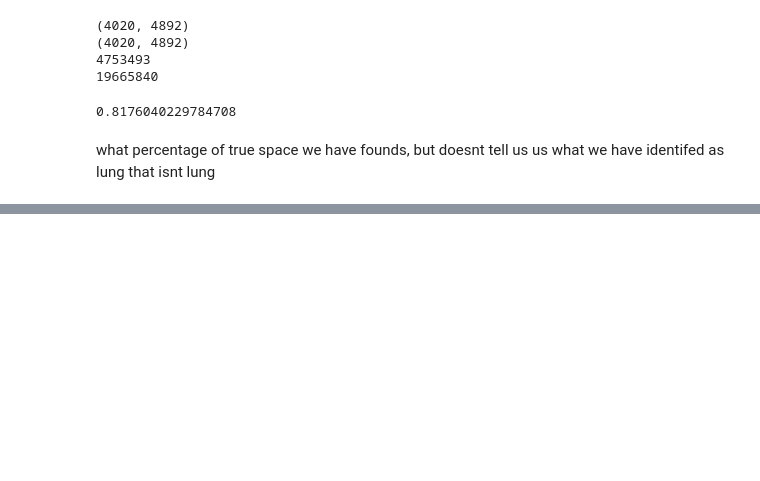
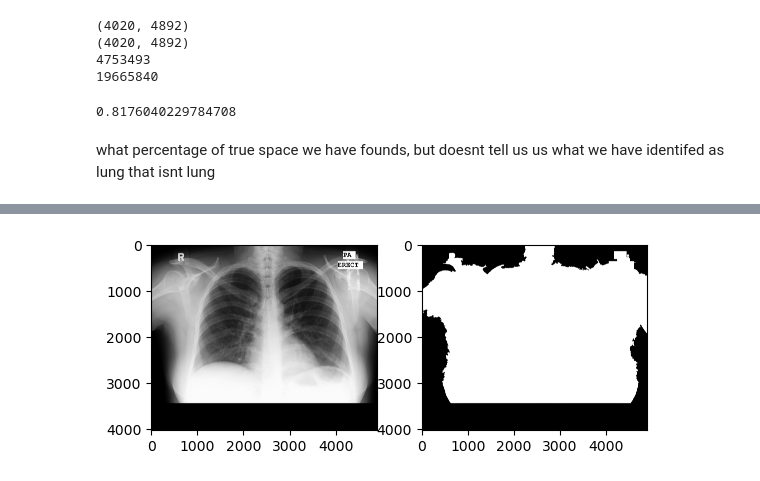
Before and after one commit to ENMcCool/MontgomerySet, a Jupyter notebook: segment.ipynb, the cells around one changed output, grey strips where cells are left out. Cells and saved outputs as stored; diff of their text form; code cells hidden in the pictures; blank space fills up the shorter version.

```diff
--- a/segment.ipynb
+++ b/segment.ipynb
@@ -122,0 +95,30 @@ what percentage of true space we have founds, but doesnt tell us us what we have
+# %%
+import scipy as sp
+
+from skimage import segmentation, filters
+
+markers = np.zeros_like(image)
+
+markers[image < 10] = 1
+
+markers[image >150] = 2
+
+
+elevation_map = filters.sobel(image)
+
+watershed_seg = segmentation.watershed(elevation_map, markers)
+
+binary3 = sp.ndimage.binary_fill_holes(watershed_seg-1)
+
+
+plt.subplot(1,2,1)
+
+plt.imshow(image, cmap='gray')
+
+plt.subplot(1,2, 2)
+
+plt.imshow(binary3, cmap='gray')
+
+plt.show()
+# %% [output]
+[figure, added]
```
Also changed, not shown: parts of 14 cells of this notebook, 3 other files.
